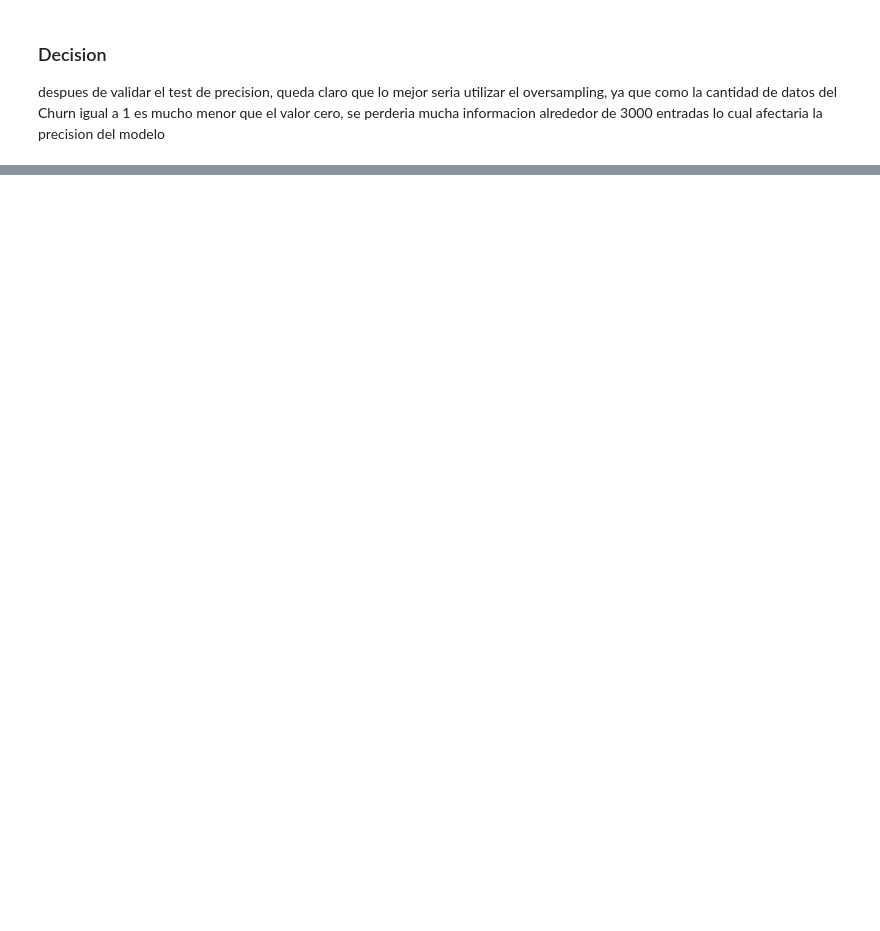
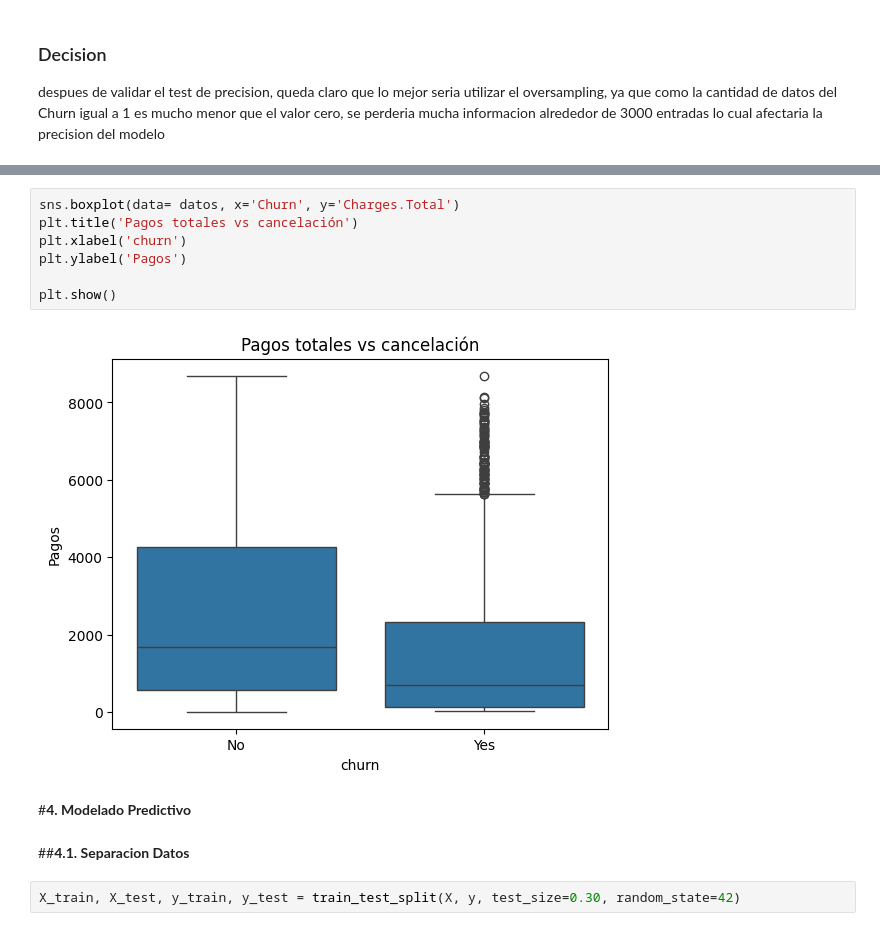
Before and after one commit to dialejo/Telecom_x2, a Jupyter notebook: Telecom_X2_Churn_prediccion.ipynb, the cells around one changed output, grey strips where cells are left out. Saved outputs shown, nothing was run; the diff lists cells and outputs as text; blank space fills up the shorter version.

```diff
--- a/Telecom_X2_Churn_prediccion.ipynb
+++ b/Telecom_X2_Churn_prediccion.ipynb
@@ -537,0 +605,15 @@ despues de validar el test de precision, queda claro que lo mejor seria utilizar
+# %%
+sns.boxplot(data= datos, x='Churn', y='Charges.Total')
+plt.title('Pagos totales vs cancelación')
+plt.xlabel('churn')
+plt.ylabel('Pagos')
+
+plt.show()
+# %% [output]
+[figure, added]
+# %% [markdown]
+#**4. Modelado Predictivo**
+# %% [markdown]
+##**4.1. Separacion Datos**
+# %%
+X_train, X_test, y_train, y_test = train_test_split(X, y, test_size=0.30, random_state=42)
```
Also changed, not shown: parts of 20 cells of this notebook.
